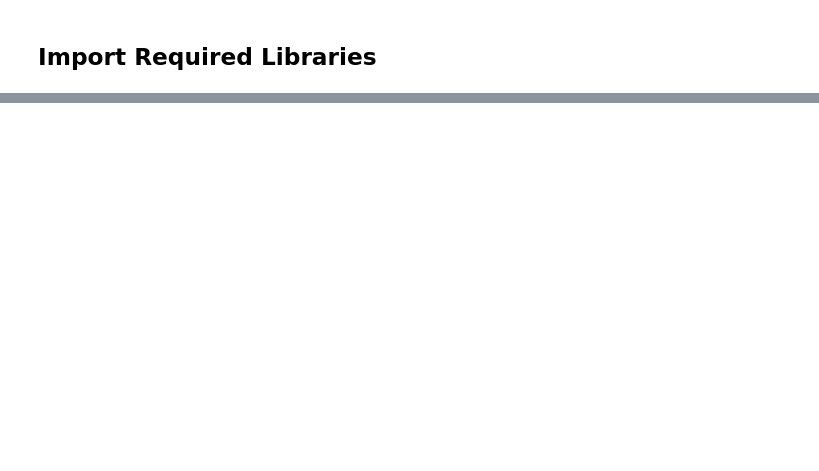
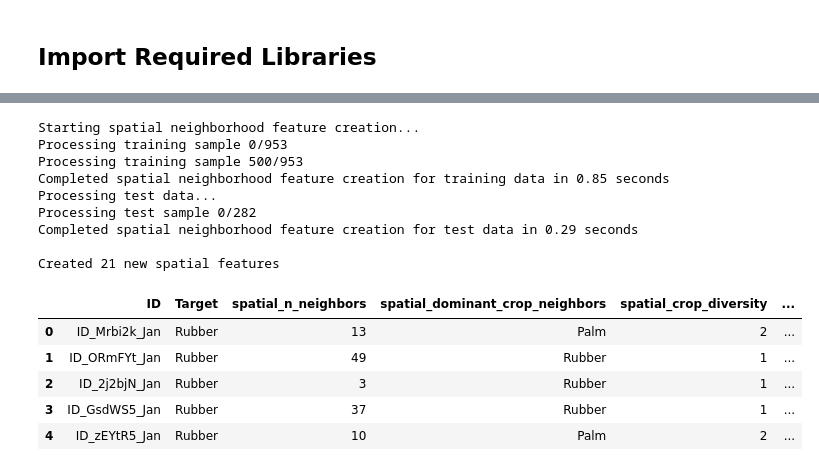
Before and after one commit to daemonX10/agriculture-zindi-competition, a Jupyter notebook: simple.ipynb, the cells around one changed output, grey strips where cells are left out. Saved outputs shown, nothing was run; the diff lists cells and outputs as text; code cells hidden in the pictures; blank space fills up the shorter version.

```diff
--- a/simple.ipynb
+++ b/simple.ipynb
@@ -458,0 +458,36 @@ Each level is saved in its respective directory for further use in modeling and
+# %%
+# Apply the advanced spatial neighborhood feature engineering
+advanced_train, advanced_test = create_spatial_neighborhood_features(
+    gdf_train=train_gdf,
+    gdf_test=test_gdf,
+    radius=0.015,  # Increased radius for better context
+    n_neighbors=8   # More neighbors for richer features
+)
+
+# Display the new spatial features
+spatial_columns = [col for col in advanced_train.columns if 'spatial_' in col]
+print(f"\nCreated {len(spatial_columns)} new spatial features")
+
+# Show a sample of important spatial features
+important_spatial_features = ['spatial_n_neighbors', 'spatial_dominant_crop_neighbors',
+                             'spatial_crop_diversity', 'spatial_crop_entropy',
+                             'spatial_dominant_crop_ratio', 'spatial_area_similarity']
+
+# Display sample of the features
+display(advanced_train[['ID', 'Target'] + important_spatial_features].head())
+# %% [output]
+Starting spatial neighborhood feature creation...
+Processing training sample 0/953
+Processing training sample 500/953
+Completed spatial neighborhood feature creation for training data in 0.85 seconds
+Processing test data...
+Processing test sample 0/282
+Completed spatial neighborhood feature creation for test data in 0.29 seconds
+
+Created 21 new spatial features
+|  | ID | Target | spatial_n_neighbors | spatial_dominant_crop_neighbors | spatial_crop_diversity | ... |
+| 0 | ID_Mrbi2k_Jan | Rubber | 13 | Palm | 2 | ... |
+| 1 | ID_ORmFYt_Jan | Rubber | 49 | Rubber | 1 | ... |
+| 2 | ID_2j2bjN_Jan | Rubber | 3 | Rubber | 1 | ... |
+| 3 | ID_GsdWS5_Jan | Rubber | 37 | Rubber | 1 | ... |
+| 4 | ID_zEYtR5_Jan | Rubber | 10 | Palm | 2 | ... |
```
Also changed, not shown: parts of 44 cells of this notebook, 10 other files.
